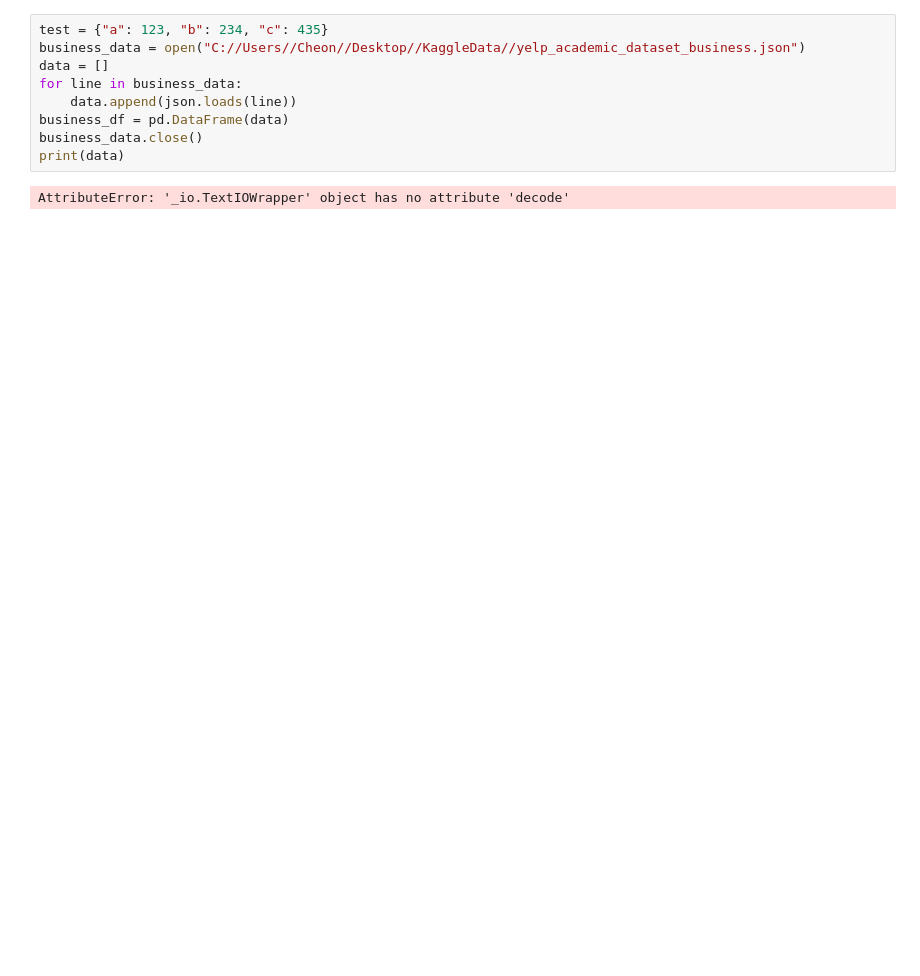
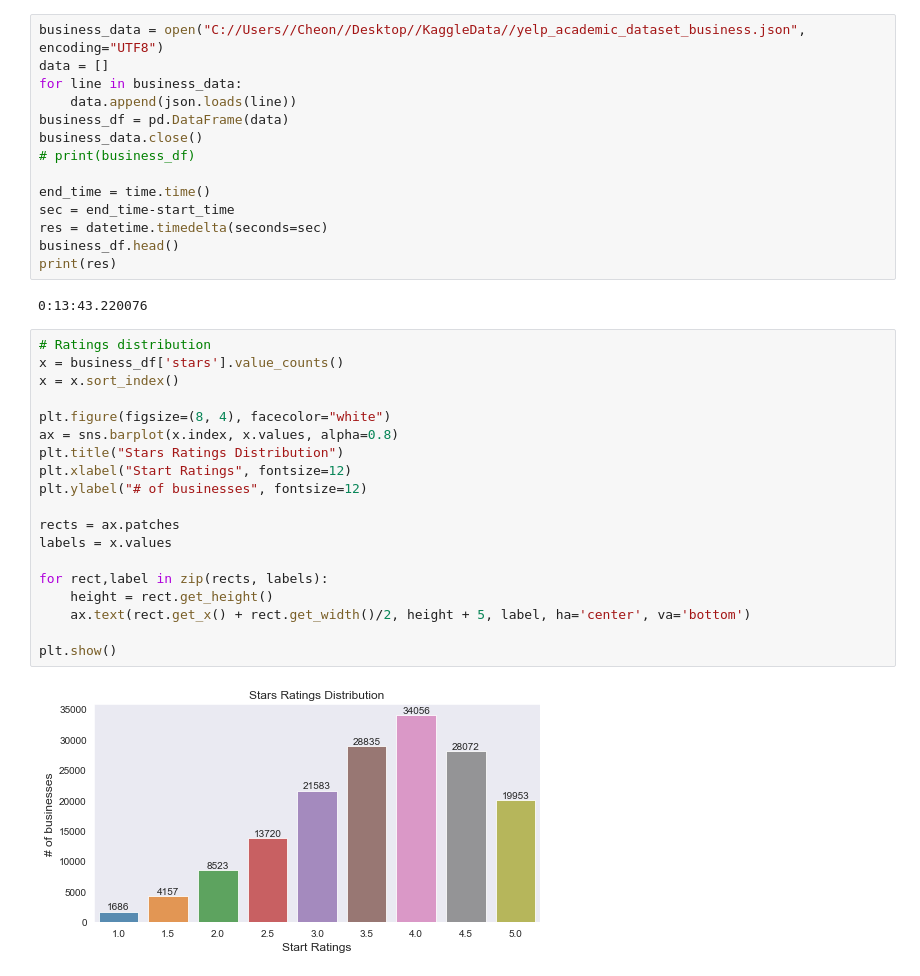
Before and after one commit to pknb213/Kaggle-Visualization, a Jupyter notebook: Kaggle.ipynb, the cells around one changed output. Cells and saved outputs as stored; diff of their text form; blank space fills up the shorter version.

```diff
--- a/Kaggle.ipynb
+++ b/Kaggle.ipynb
@@ -57,13 +69,39 @@ C:\Users\Cheon\Desktop\KaggleData\
 [interactive output not drawn]
 Welcome~
 # %%
-test = {"a": 123, "b": 234, "c": 435}
-business_data = open("C://Users//Cheon//Desktop//KaggleData//yelp_academic_dataset_business.json")
+business_data = open("C://Users//Cheon//Desktop//KaggleData//yelp_academic_dataset_business.json", encoding="UTF8")
 data = []
 for line in business_data:
     data.append(json.loads(line))
 business_df = pd.DataFrame(data)
 business_data.close()
-print(data)
+# print(business_df)
+
+end_time = time.time()
+sec = end_time-start_time
+res = datetime.timedelta(seconds=sec)
+business_df.head()
+print(res)
 # %% [output]
-AttributeError: '_io.TextIOWrapper' object has no attribute 'decode'
+0:13:43.220076
+# %%
+# Ratings distribution
+x = business_df['stars'].value_counts()
+x = x.sort_index()
+
+plt.figure(figsize=(8, 4), facecolor="white")
+ax = sns.barplot(x.index, x.values, alpha=0.8)
+plt.title("Stars Ratings Distribution")
+plt.xlabel("Start Ratings", fontsize=12)
+plt.ylabel("# of businesses", fontsize=12)
+
+rects = ax.patches
+labels = x.values
+
+for rect,label in zip(rects, labels):
+    height = rect.get_height()
+    ax.text(rect.get_x() + rect.get_width()/2, height + 5, label, ha='center', va='bottom')
+
+plt.show()
+# %% [output]
+[figure, added]
```
Also changed, not shown: parts of 4 cells of this notebook, 1 other file.
